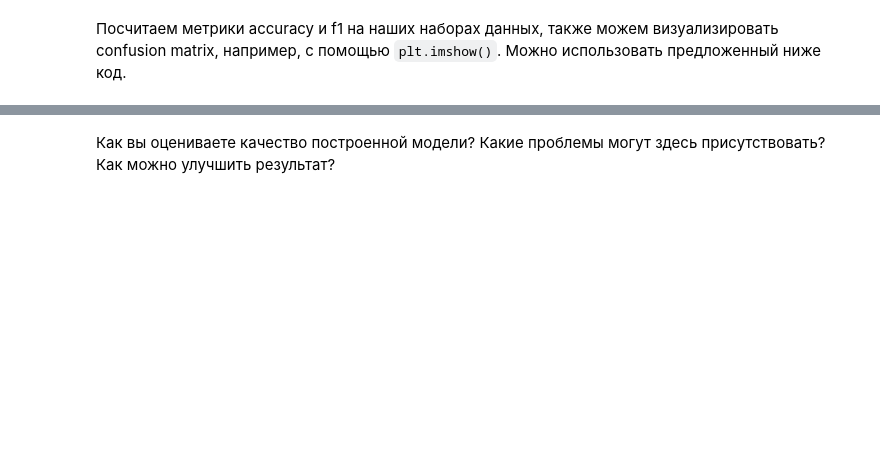
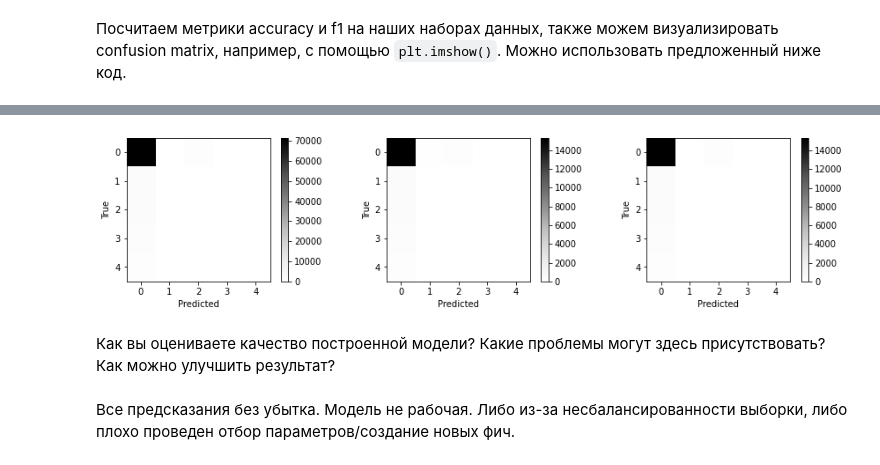
Before and after one commit to Iflgit/ML-in-business, a Jupyter notebook: lesson8/GB_Lesson_3_new.ipynb, the cells around one changed output, grey strips where cells are left out. Cells and saved outputs as stored; diff of their text form; code cells hidden in the pictures; blank space fills up the shorter version.

```diff
--- a/lesson8/GB_Lesson_3_new.ipynb
+++ b/lesson8/GB_Lesson_3_new.ipynb
@@ -1384,12 +1666,16 @@ for dfset in dfsets:
 # %%
 plt.subplots(1,3, figsize=(15,3))
 for i in range(len(dfsets)):
-    confmatrix = confusion_matrix(dfsets[i]['target'], xgb_multiclass.predict(dfsets[i]['dmat']))
+    confmatrix = confusion_matrix(dfsets[i]['target'], xgb_count.predict(dfsets[i]['dmat']))
     plt.subplot(1,3,i+1)
     plt.imshow(confmatrix, cmap='Greys')
     plt.colorbar()
     plt.ylabel('True')
     plt.xlabel('Predicted')
 plt.show()
+# %% [output]
+[figure, added]
 # %% [markdown]
 Как вы оцениваете качество построенной модели? Какие проблемы могут здесь присутствовать? Как можно улучшить результат?
+# %% [markdown]
+Все предсказания без убытка. Модель не рабочая. Либо из-за несбалансированности выборки, либо плохо проведен отбор параметров/создание новых фич.
```
Also changed, not shown: parts of 87 cells of this notebook, 4 other files.
